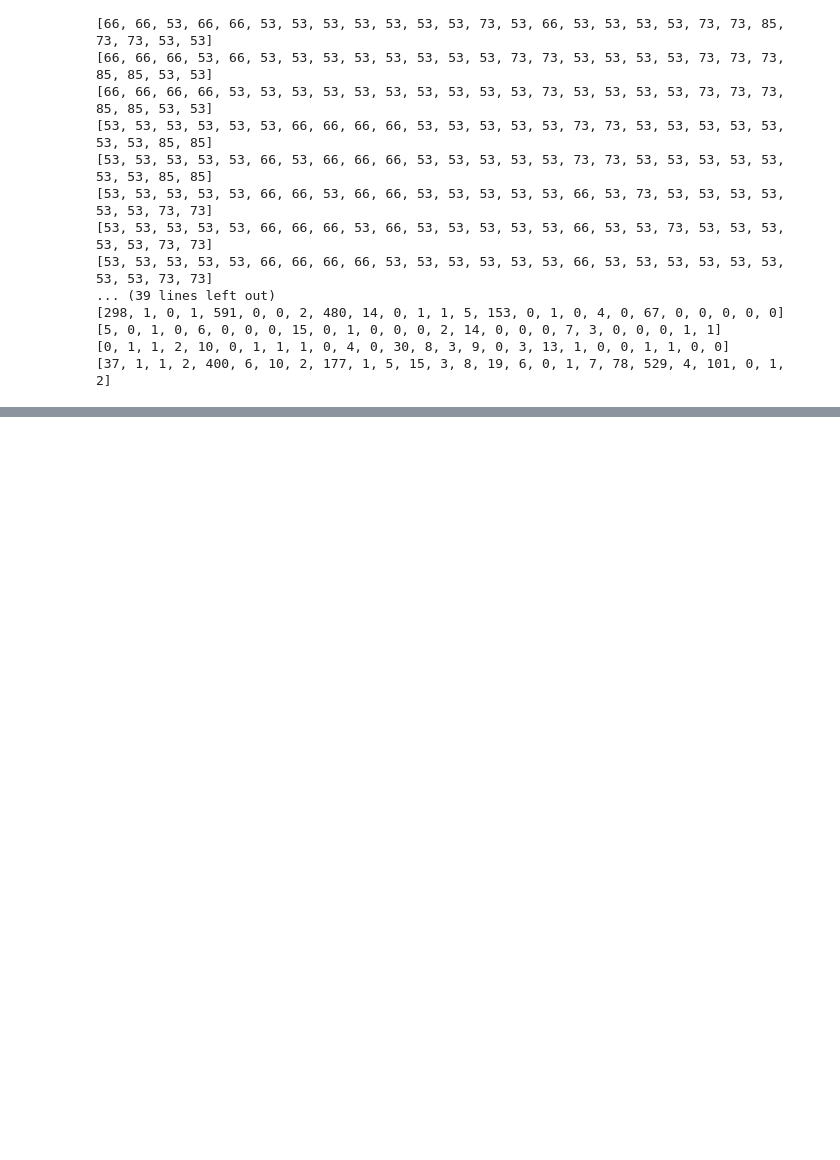
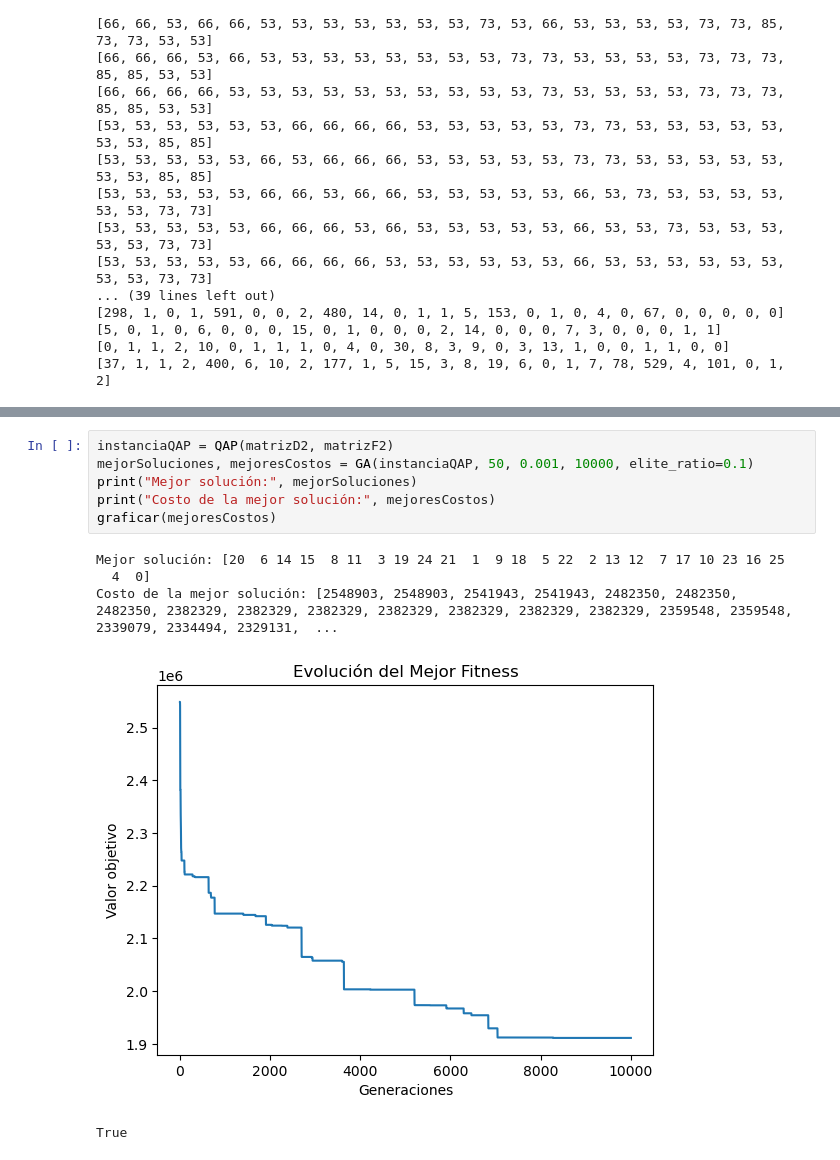
Before and after one commit to antargi/optimizacion, a Jupyter notebook: tarea2.ipynb, the cells around one changed output, grey strips where cells are left out. Saved outputs shown, nothing was run; the diff lists cells and outputs as text; blank space fills up the shorter version.

```diff
--- a/tarea2.ipynb
+++ b/tarea2.ipynb
@@ -190,0 +300,12 @@ Matriz de flujos:
+# %%
+instanciaQAP = QAP(matrizD2, matrizF2)
+mejorSoluciones, mejoresCostos = GA(instanciaQAP, 50, 0.001, 10000, elite_ratio=0.1)
+print("Mejor solución:", mejorSoluciones)
+print("Costo de la mejor solución:", mejoresCostos)
+graficar(mejoresCostos)
+# %% [output]
+Mejor solución: [20  6 14 15  8 11  3 19 24 21  1  9 18  5 22  2 13 12  7 17 10 23 16 25
+  4  0]
+Costo de la mejor solución: [2548903, 2548903, 2541943, 2541943, 2482350, 2482350, 2482350, 2382329, 2382329, 2382329, 2382329, 2382329, 2382329, 2382329, 2359548, 2359548, 2339079, 2334494, 2329131,  ...
+[figure, added]
+True
```
Also changed, not shown: parts of 7 cells of this notebook, 2 other files.
